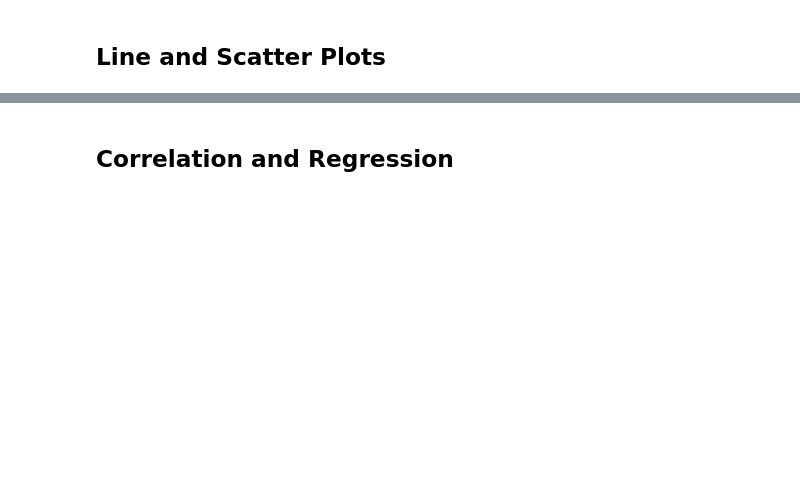
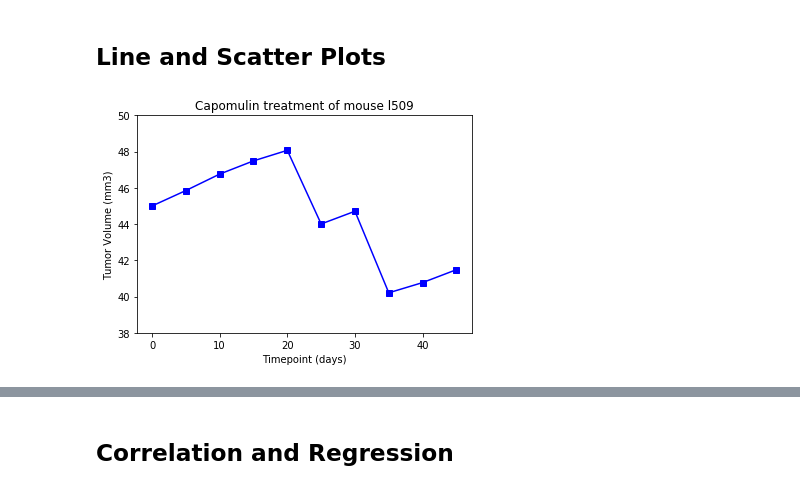
Before and after one commit to ElisJardim/modulo-5-challenge, a Jupyter notebook: Pymaceuticals/pymaceuticals_final_data.ipynb, the cells around one changed output, grey strips where cells are left out. Saved outputs shown, nothing was run; the diff lists cells and outputs as text; code cells hidden in the pictures; blank space fills up the shorter version.

```diff
--- a/Pymaceuticals/pymaceuticals_final_data.ipynb
+++ b/Pymaceuticals/pymaceuticals_final_data.ipynb
@@ -217,13 +333,15 @@ plt.show()
 # %%
 # Generate a line plot of tumor volume vs. time point for a mouse treated with Capomulin
 Single_Mouse_Capomulin=combined_data_clean.loc[combined_data_clean["Mouse ID"]=='l509',:]
 x_axis=Single_Mouse_Capomulin["Timepoint"].count()
 plt.plot(Single_Mouse_Capomulin["Timepoint"],Single_Mouse_Capomulin["Tumor Volume (mm3)"],marker='s',color="b")
 plt.title("Capomulin treatment of mouse l509")
 plt.xlabel("Timepoint (days)")
 plt.ylabel("Tumor Volume (mm3)")
-plt.ylim(40,48)
+plt.ylim(38,50)
 plt.show()
+# %% [output]
+[figure, added]
 # %%
 # Generate a scatter plot of average tumor volume vs. mouse weight for the Capomulin regimen
 Capomulin_df = combined_data_clean.loc[combined_data_clean["Drug Regimen"] == "Capomulin",:]
```
Also changed, not shown: parts of 16 cells of this notebook, 1 other file.
